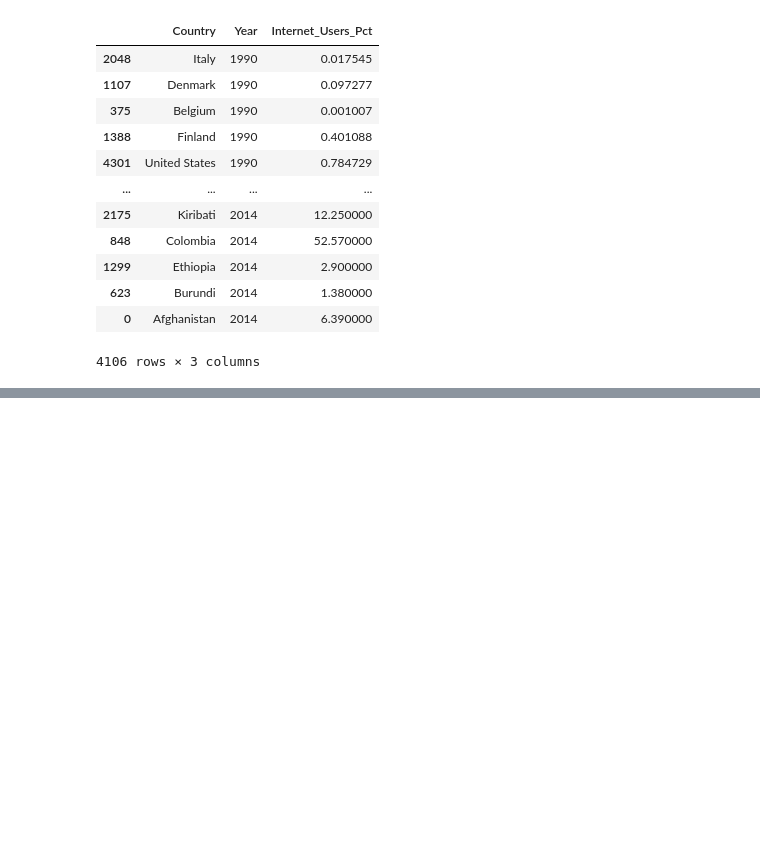
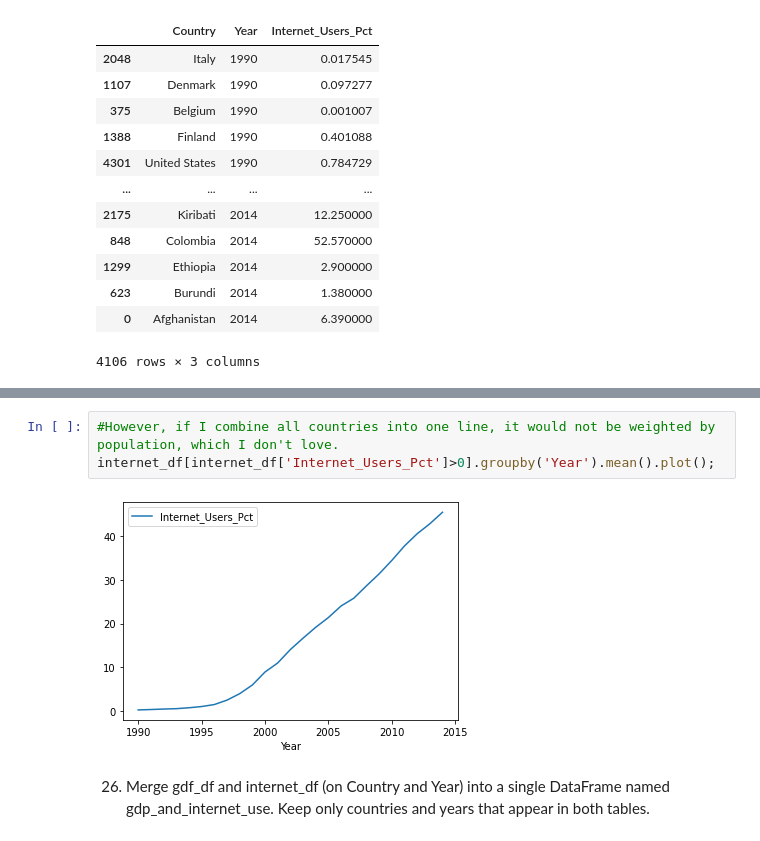
Before and after one commit to nss-data-science-cohort-4/dq1-undata-matttparker, a Jupyter notebook: notebooks/UN_Data_Exploration.ipynb, the cells around one changed output, grey strips where cells are left out. Drawn from its saved outputs; the diff is of its cells as text; blank space fills up the shorter version.

```diff
--- a/notebooks/UN_Data_Exploration.ipynb
+++ b/notebooks/UN_Data_Exploration.ipynb
@@ -463,0 +465,7 @@ KeyError: 'Columns not found: False, True'
+# %%
+#However, if I combine all countries into one line, it would not be weighted by population, which I don't love.
+internet_df[internet_df['Internet_Users_Pct']>0].groupby('Year').mean().plot();
+# %% [output]
+[figure, added]
+# %% [markdown]
+26. Merge gdf_df and internet_df (on Country and Year) into a single DataFrame named gdp_and_internet_use. Keep only countries and years that appear in both tables.
```
Also changed, not shown: parts of 38 cells of this notebook.
